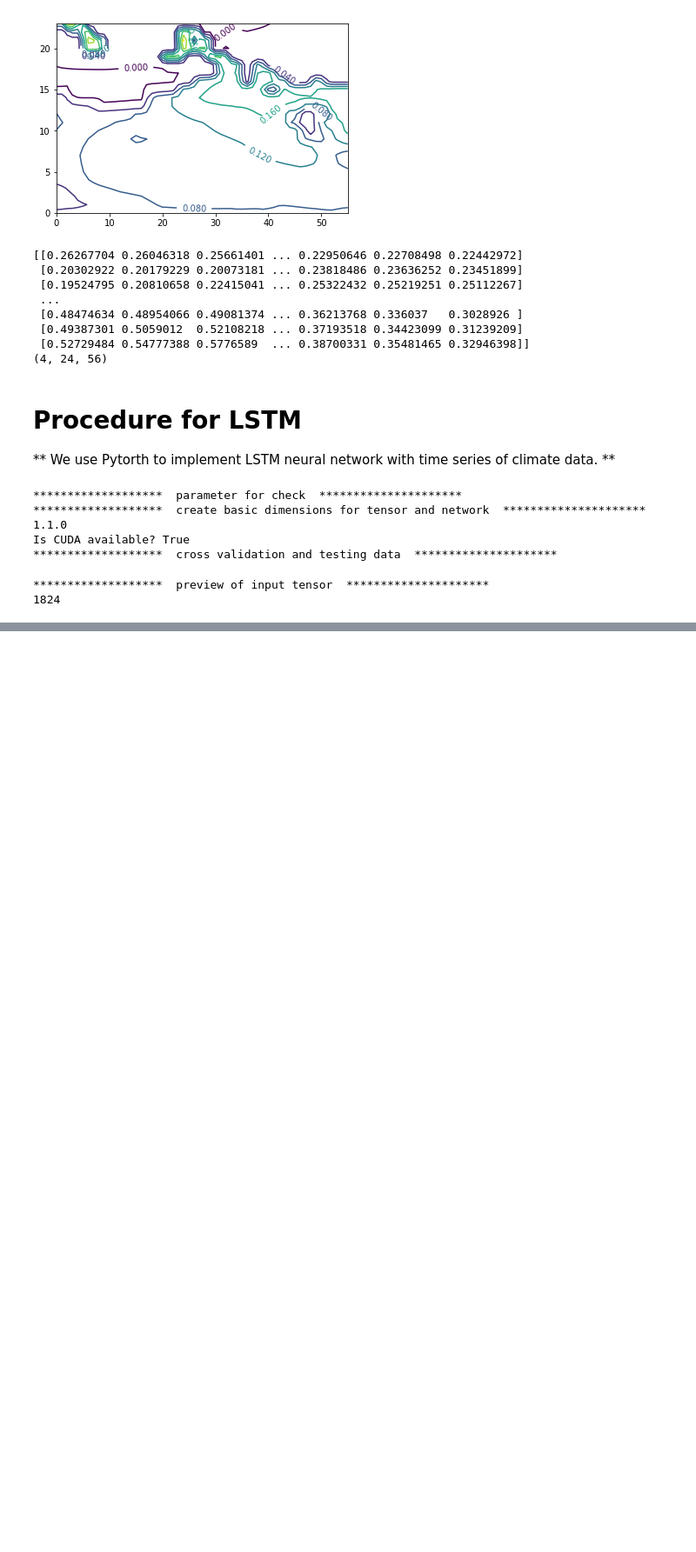
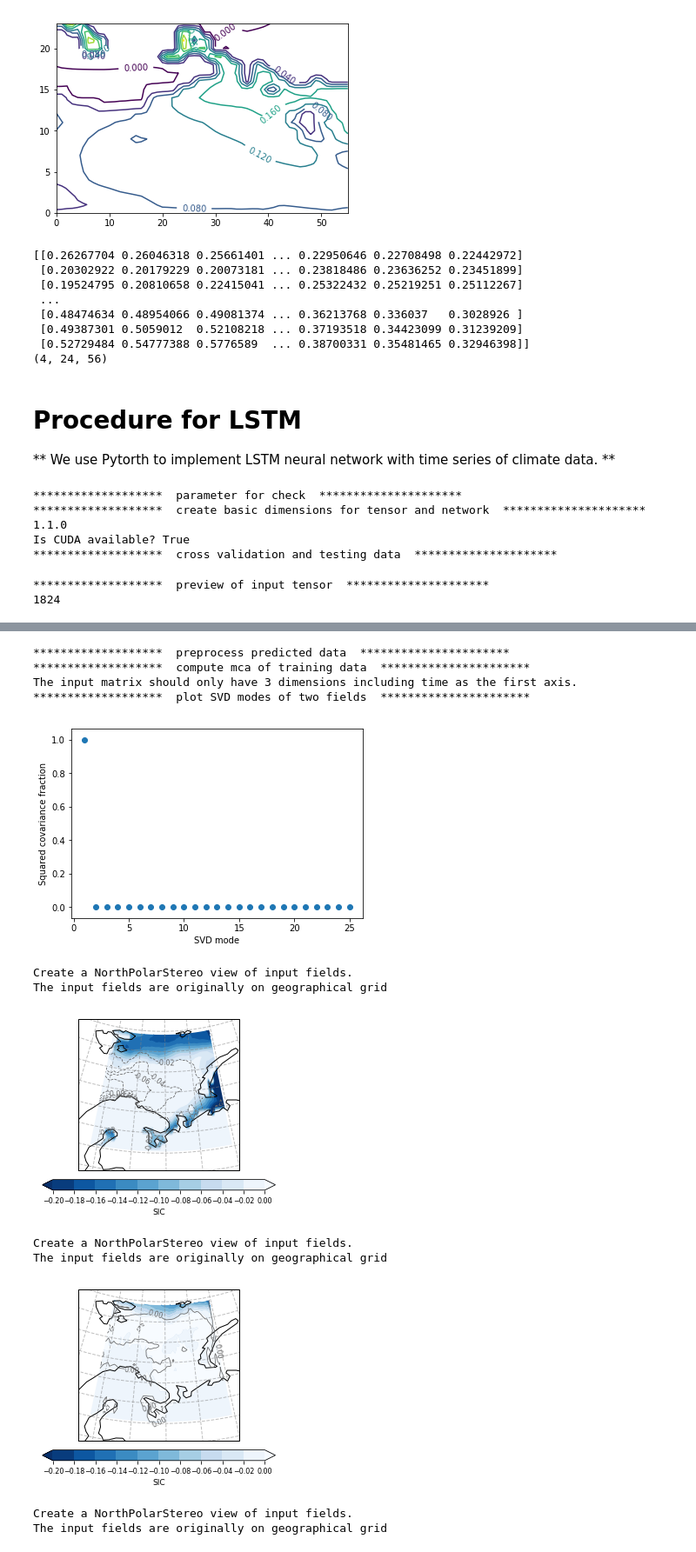
Before and after one commit to geek-yang/DeepArctic, a Jupyter notebook: Map/valid_All/map_LSTM_multiple_2SIC_Barents_GPU_param_validAll_MCA.ipynb, the cells around one changed output, grey strips where cells are left out. Shown at 87% size. Saved outputs shown, nothing was run; the diff lists cells and outputs as text; code cells hidden in the pictures; blank space fills up the shorter version.

```diff
--- a/Map/valid_All/map_LSTM_multiple_2SIC_Barents_GPU_param_validAll_MCA.ipynb
+++ b/Map/valid_All/map_LSTM_multiple_2SIC_Barents_GPU_param_validAll_MCA.ipynb
@@ -847,0 +649,69 @@ The input fields are originally on geographical grid
+# %%
+    ###################################################################################
+    ##### maximum covariance analysis of sic and chosen field within forecast set #####
+    ###################################################################################
+    print ("*******************  preprocess predicted data  **********************")
+    # create index
+    # correction for float point at 0
+    lead_pred_sic[lead_pred_sic<0] = 0
+    # extend the dimension of sea ice mask
+    sea_ice_mask_test = np.repeat(sea_ice_mask_barents[np.newaxis,:,:],test_year*48,0)
+    # correct the land cells in the prediction
+    for i in range(step_lead):
+        lead_pred_sic[:,i,:,:] = lead_pred_sic[:,i,:,:] * sea_ice_mask_test
+        #lead_pred_choice[:,i,:,:] = lead_pred_choice[:,i,:,:]  * sea_ice_mask_test
+
+    print ("*******************  compute mca of training data  **********************")
+    sc, mca_left_m1, mca_right_m1, mca_left_m2, mca_right_m2, mca_left_m3,\
+    mca_right_m3 = deepclim.preprocess.operator.mca(lead_pred_sic[:, 0, :, :],
+                                                    lead_pred_choice[:, 0, :, :],
+                                                    dimension = 'spatial')
+
+    print ("*******************  plot SVD modes of two fields  **********************")
+    fig0 = plt.figure()
+    plt.scatter(np.arange(1,len(sc[:25])+1,1),sc[:25])
+    plt.xlabel('SVD mode')
+    plt.ylabel('Squared covariance fraction')
+    plt.show()
+    fig0.savefig(os.path.join(output_path, 'mca_SC_sic_var_pred.png'), dpi=150)
+
+    label = 'SIC'
+    ticks = [i for i in np.linspace(-0.2,0.0,11)]
+    level = [i for i in np.linspace(-0.20,0.20,21)]
+    #level = [i for i in np.linspace(-0.20,0.20,81)]
+    deepclim.visual.plots.geograph_mode(latitude_ERAI[12:36], longitude_ERAI[264:320], mca_left_m1,
+                                        latitude_ERAI[12:36], longitude_ERAI[264:320], mca_right_m1,
+                                        label, ticks, level, os.path.join(output_path,'mca_sic_var_pred_mode_1.png'),
+                                        boundary='barents_polar', colormap='Blues_r')
+
+    label = 'SIC'
+    ticks = [i for i in np.linspace(-0.2,0.0,11)]
+    #level = [i for i in np.linspace(-0.20,0.20,21)]
+    level = [i for i in np.linspace(-0.20,0.20,11)]
+    deepclim.visual.plots.geograph_mode(latitude_ERAI[12:36], longitude_ERAI[264:320], mca_left_m2,
+                                        latitude_ERAI[12:36], longitude_ERAI[264:320], mca_right_m2,
+                                        label, ticks, level, os.path.join(output_path,'mca_sic_var_pred_mode_2.png'),
+                                        boundary='barents_polar', colormap='Blues_r')
+
+    label = 'SIC'
+    ticks = [i for i in np.linspace(-0.2,0.0,11)]
+    #level = [i for i in np.linspace(-0.20,0.20,21)]
+    level = [i for i in np.linspace(-0.20,0.20,11)]
+    deepclim.visual.plots.geograph_mode(latitude_ERAI[12:36], longitude_ERAI[264:320], mca_left_m3,
+                                        latitude_ERAI[12:36], longitude_ERAI[264:320], mca_right_m3,
+                                        label, ticks, level, os.path.join(output_path,'mca_sic_var_pred_mode_3.png'),
+                                        boundary='barents_polar', colormap='Blues_r')
+# %% [output]
+*******************  preprocess predicted data  **********************
+*******************  compute mca of training data  **********************
+The input matrix should only have 3 dimensions including time as the first axis.
+*******************  plot SVD modes of two fields  **********************
+[figure, added]
+Create a NorthPolarStereo view of input fields.
+The input fields are originally on geographical grid
+[figure, added]
+Create a NorthPolarStereo view of input fields.
+The input fields are originally on geographical grid
+[figure, added]
+Create a NorthPolarStereo view of input fields.
+The input fields are originally on geographical grid
```
Also changed, not shown: parts of 20 cells of this notebook.
